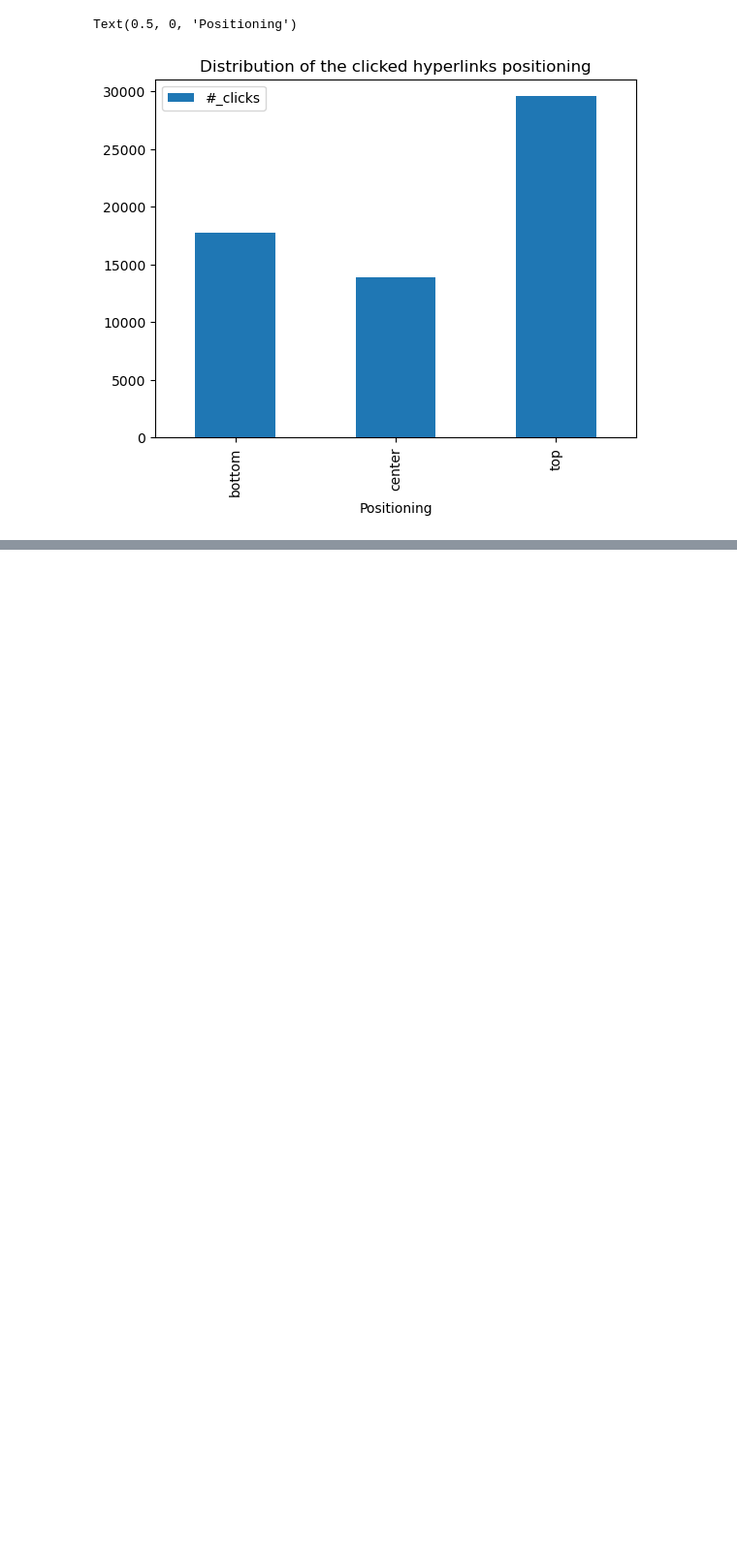
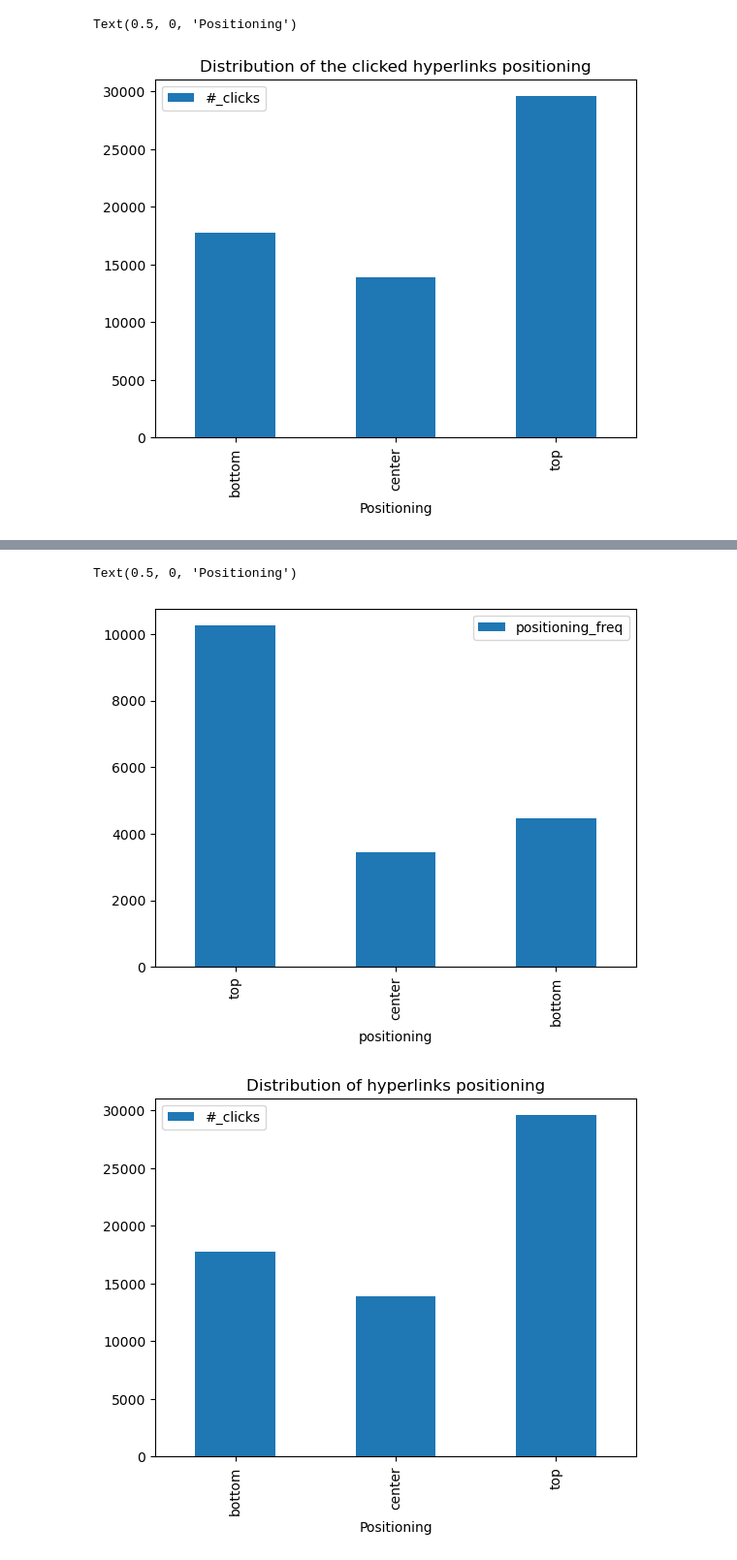
Before and after one commit to epfl-ada/ada-2022-project-theadalyzers, a Jupyter notebook: P2.ipynb, the cells around one changed output, grey strips where cells are left out. Shown: that part at 97% size. Drawn from its saved outputs; the diff is of its cells as text; code cells hidden in the pictures; blank space fills up the shorter version.

```diff
--- a/P2.ipynb
+++ b/P2.ipynb
@@ -352,7 +309,7 @@ for df in link_positioning_dfs:
         pass
 
 
-link_positioning_dfs=link_positioning_dfs[:10]
+link_positioning_dfs=link_positioning_dfs[:100]
 from functools import reduce
 links_pos_dfs_merged = reduce(lambda  left,right: pd.merge(left,right,on=['link'],how='outer'), link_positioning_dfs)
 links_pos_dfs_merged.head() #need to fix this
@@ -508,0 +454,13 @@ Text(0.5, 0, 'Positioning')
+# %%
+def find_positioning_dis(array):
+    bin_labels=['top', 'center', 'bottom']
+    bins=[0, 0.33, 0.66, 1]
+    cut_positioning=pd.cut(array, bins, labels=bin_labels)
+    positioning_frequency=pd.value_counts(cut_positioning)
+    return positioning_frequency
+# %%
+positioning_freq=links_pos_dfs_merged.set_index("link").groupby("link").apply(lambda x: find_positioning_dis(x.values.flatten()))
+positioning_freq_df=pd.DataFrame(positioning_freq, columns=['positioning_freq'])
+positioning_freq_df.reset_index(level=1, inplace=True)
+positioning_freq_df.rename(columns={'level_1':'positioning'}, inplace=True)
+positioning_freq_df.head(20)
@@ -508,0 +486,4 @@ Text(0.5, 0, 'Positioning')
+# %%
+positioning_freq_df_grouped=positioning_freq_df.groupby('positioning').sum()
+positioning_freq_df_grouped
+#positioning_freq_df_grouped.loc[positioning_freq_df_grouped['positioning_freq']>1]
@@ -509,3 +496,12 @@ Text(0.5, 0, 'Positioning')
+# %%
+ax = positioning_freq_df_grouped.plot.bar()
+ax = links_freq_pos_grouped_df.plot.bar()
+ax.set_title('Distribution of hyperlinks positioning')
+ax.set_xlabel('Positioning')
+# %% [output]
+Text(0.5, 0, 'Positioning')
+[figure, added]
+[figure, added]
 # %%
 # code for finding hyperlinks in images' caption
 # %%
```
Also changed, not shown: parts of 25 cells of this notebook.
